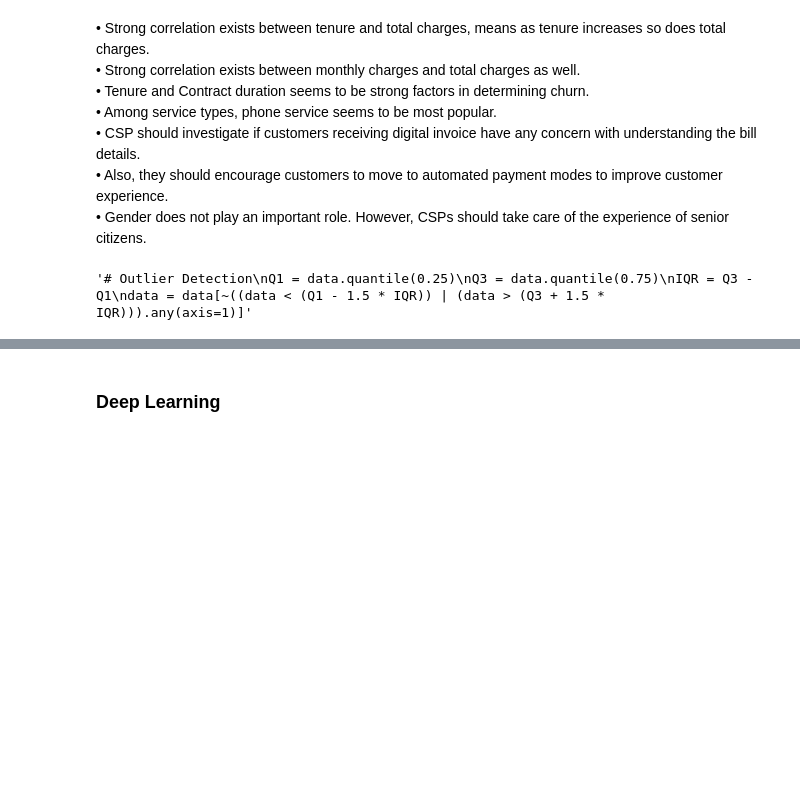
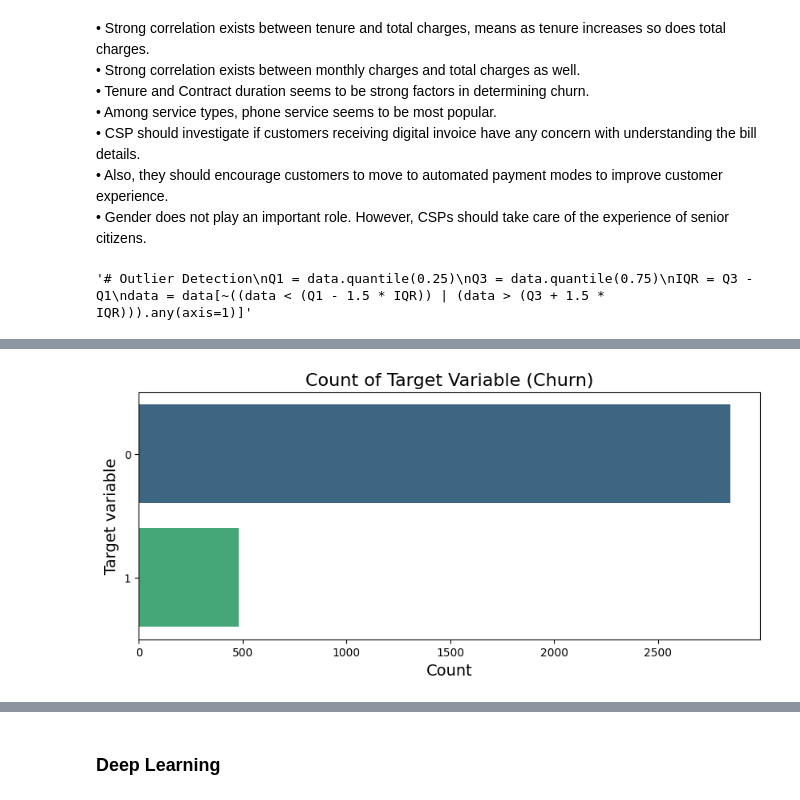
Before and after one commit to khaled-benahmed/-Customer-Churn-Prediction-in-the-Telecom-Sector-Using-Machine-Learning-Techniques., a Jupyter notebook: Customer_Churn_Prediction_in_the_Telecom_Sector_Using_Machine_Learning_Techniques.ipynb, the cells around one changed output, grey strips where cells are left out. Drawn from its saved outputs; the diff is of its cells as text; code cells hidden in the pictures; blank space fills up the shorter version.

```diff
--- a/Customer_Churn_Prediction_in_the_Telecom_Sector_Using_Machine_Learning_Techniques.ipynb
+++ b/Customer_Churn_Prediction_in_the_Telecom_Sector_Using_Machine_Learning_Techniques.ipynb
@@ -479,3 +563,18 @@ X_pca = pca.fit_transform(X_scaled)
+# %%
+plt.figure(figsize=(10, 4))
+churn_counts = data['Churn'].value_counts()
+
+# Créer un bar chart horizontal
+sns.barplot(y=churn_counts.index, x=churn_counts.values, palette='viridis', orient='h')
+
+# Ajouter des titres et labels
+plt.title("Count of Target Variable (Churn)", fontsize=16)
+plt.xlabel("Count", fontsize=14)
+plt.ylabel("Target variable", fontsize=14)
+
+plt.show()
+# %% [output]
+[figure, added]
 # %%
 from imblearn.combine import SMOTEENN
 
```
Also changed, not shown: parts of 47 cells of this notebook.
